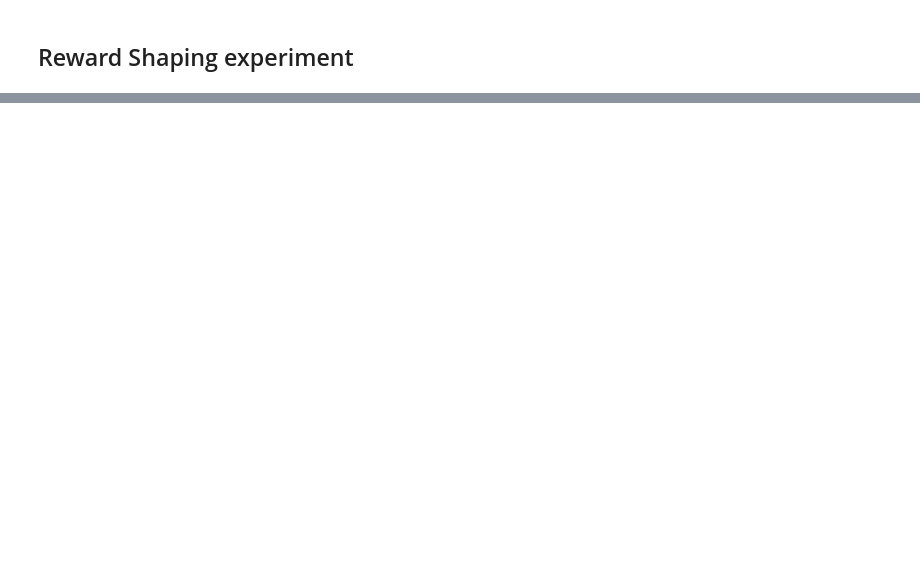
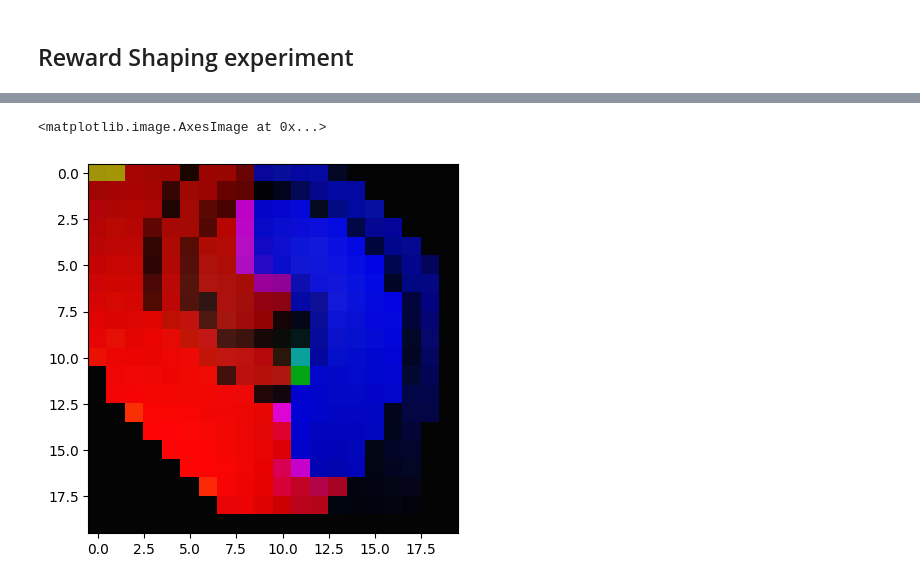
Before and after one commit to JG-0212/DA6400_RL_PA1, a Jupyter notebook: mountaincar_training.ipynb, the cells around one changed output, grey strips where cells are left out. Drawn from its saved outputs; the diff is of its cells as text; code cells hidden in the pictures; blank space fills up the shorter version.

```diff
--- a/mountaincar_training.ipynb
+++ b/mountaincar_training.ipynb
@@ -182,5 +211,8 @@ plot_test_results(sarsa_results, [0, 1, 2])
 # %%
 table = np.array(qlearning_agent.q_table.table)
-im = np.reshape(table, (20,20,3))
-im = (im-np.min(im))/(np.max(im)-np.min(im))
+im = np.reshape(table, (4,20,20,3))
+im = (im[0]-np.min(im[0]))/(np.max(im[0])-np.min(im[0]))
 plt.imshow(im)
+# %% [output]
+<matplotlib.image.AxesImage at 0x...>
+[figure, added]
```
Also changed, not shown: parts of 4 cells of this notebook, 1 other file.
